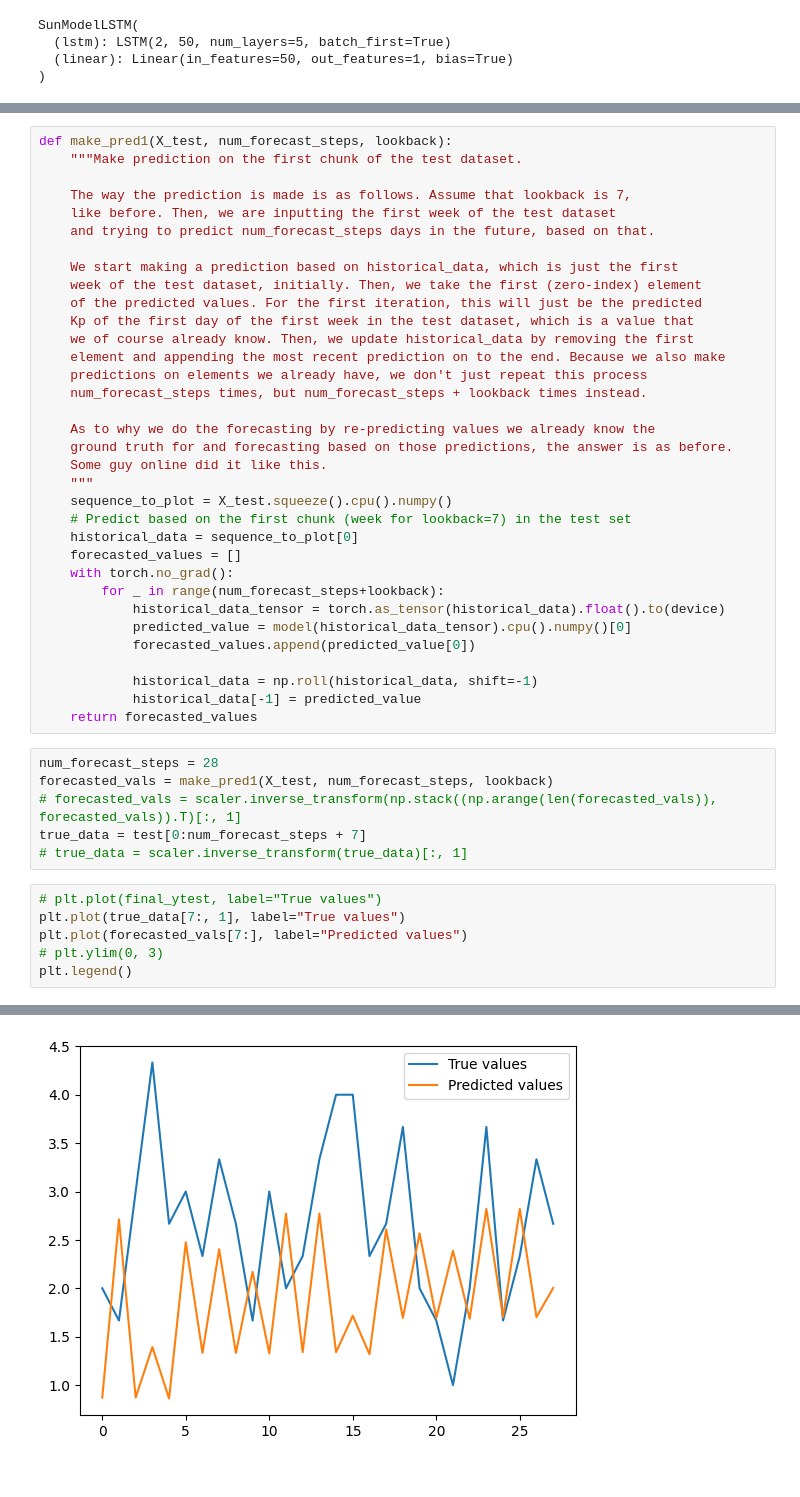
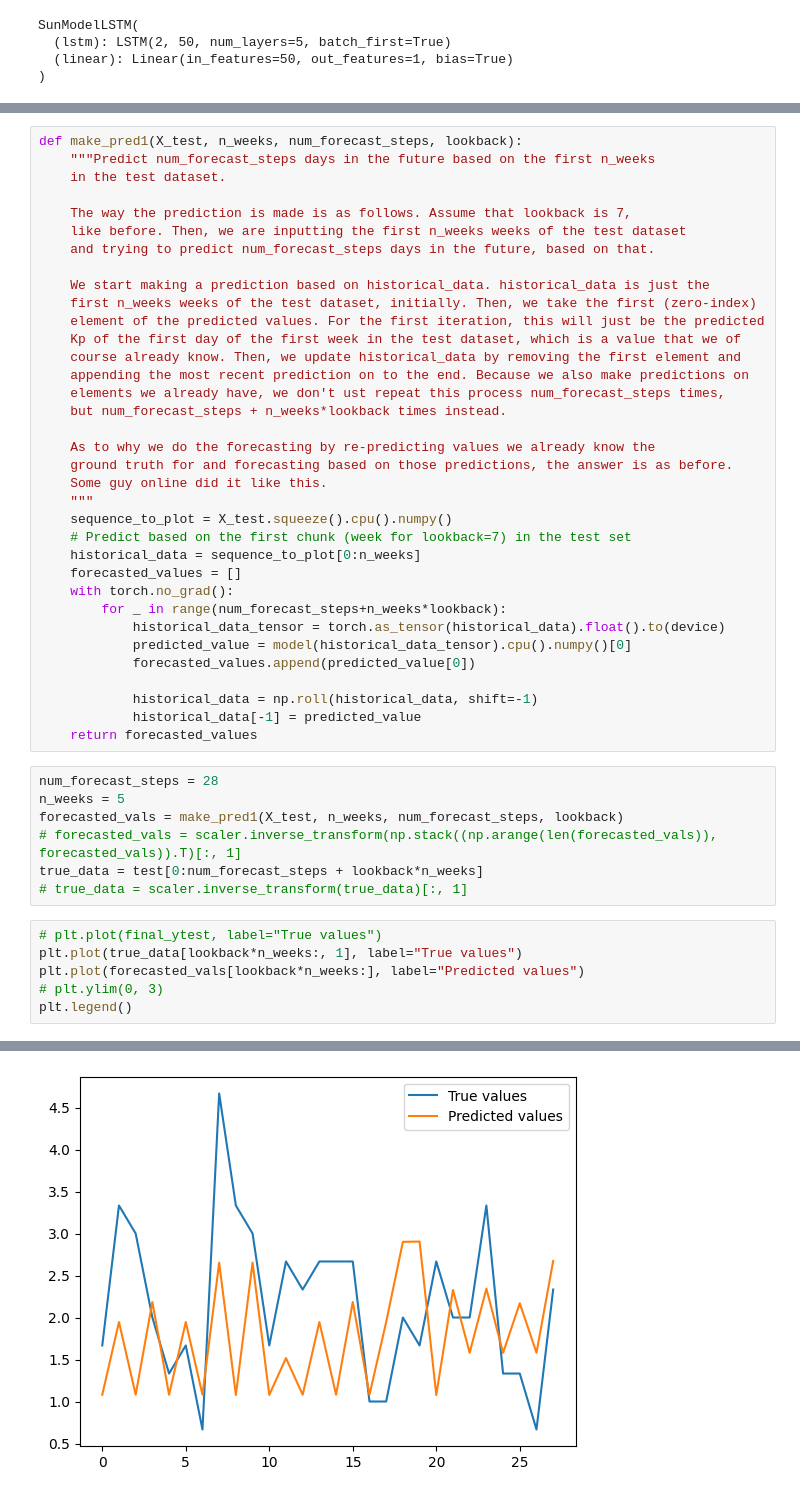
Before and after one commit to AliAhmad02/AppliedML-Final-Project, a Jupyter notebook: sunspot_model_regression.ipynb, the cells around one changed output, grey strips where cells are left out. Drawn from its saved outputs; the diff is of its cells as text.

Commit message:
Add ability to input the first n_weeks of X_test into the prediction.

```diff
--- a/sunspot_model_regression.ipynb
+++ b/sunspot_model_regression.ipynb
@@ -154,19 +154,20 @@ plt.plot(test_hist)
 # %%
-def make_pred1(X_test, num_forecast_steps, lookback):
-    """Make prediction on the first chunk of the test dataset.
+def make_pred1(X_test, n_weeks, num_forecast_steps, lookback):
+    """Predict num_forecast_steps days in the future based on the first n_weeks
+    in the test dataset.
 
     The way the prediction is made is as follows. Assume that lookback is 7,
-    like before. Then, we are inputting the first week of the test dataset
+    like before. Then, we are inputting the first n_weeks weeks of the test dataset
     and trying to predict num_forecast_steps days in the future, based on that.
 
-    We start making a prediction based on historical_data, which is just the first
-    week of the test dataset, initially. Then, we take the first (zero-index) element
-    of the predicted values. For the first iteration, this will just be the predicted
-    Kp of the first day of the first week in the test dataset, which is a value that
-    we of course already know. Then, we update historical_data by removing the first
-    element and appending the most recent prediction on to the end. Because we also make
-    predictions on elements we already have, we don't just repeat this process
-    num_forecast_steps times, but num_forecast_steps + lookback times instead.
+    We start making a prediction based on historical_data. historical_data is just the
+    first n_weeks weeks of the test dataset, initially. Then, we take the first (zero-index)
+    element of the predicted values. For the first iteration, this will just be the predicted
+    Kp of the first day of the first week in the test dataset, which is a value that we of
+    course already know. Then, we update historical_data by removing the first element and
+    appending the most recent prediction on to the end. Because we also make predictions on
+    elements we already have, we don't ust repeat this process num_forecast_steps times,
+    but num_forecast_steps + n_weeks*lookback times instead.
 
     As to why we do the forecasting by re-predicting values we already know the
     ground truth for and forecasting based on those predictions, the answer is as before.
@@ -174,10 +175,10 @@ def make_pred1(X_test, num_forecast_steps, lookback):
     """
     sequence_to_plot = X_test.squeeze().cpu().numpy()
     # Predict based on the first chunk (week for lookback=7) in the test set
-    historical_data = sequence_to_plot[0]
+    historical_data = sequence_to_plot[0:n_weeks]
     forecasted_values = []
     with torch.no_grad():
-        for _ in range(num_forecast_steps+lookback):
+        for _ in range(num_forecast_steps+n_weeks*lookback):
             historical_data_tensor = torch.as_tensor(historical_data).float().to(device)
             predicted_value = model(historical_data_tensor).cpu().numpy()[0]
             forecasted_values.append(predicted_value[0])
@@ -187,16 +188,17 @@ def make_pred1(X_test, num_forecast_steps, lookback):
     return forecasted_values
 # %%
 num_forecast_steps = 28
-forecasted_vals = make_pred1(X_test, num_forecast_steps, lookback)
+n_weeks = 5
+forecasted_vals = make_pred1(X_test, n_weeks, num_forecast_steps, lookback)
 # forecasted_vals = scaler.inverse_transform(np.stack((np.arange(len(forecasted_vals)), forecasted_vals)).T)[:, 1]
-true_data = test[0:num_forecast_steps + 7]
+true_data = test[0:num_forecast_steps + lookback*n_weeks]
 # true_data = scaler.inverse_transform(true_data)[:, 1]
 # %%
 # plt.plot(final_ytest, label="True values")
-plt.plot(true_data[7:, 1], label="True values")
-plt.plot(forecasted_vals[7:], label="Predicted values")
+plt.plot(true_data[lookback*n_weeks:, 1], label="True values")
+plt.plot(forecasted_vals[lookback*n_weeks:], label="Predicted values")
 # plt.ylim(0, 3)
 plt.legend()
 # %% [output]
 <matplotlib.legend.Legend at 0x...>
-[figure, old version]
+[figure, new version]
```
Also changed, not shown: parts of 2 cells of this notebook.
